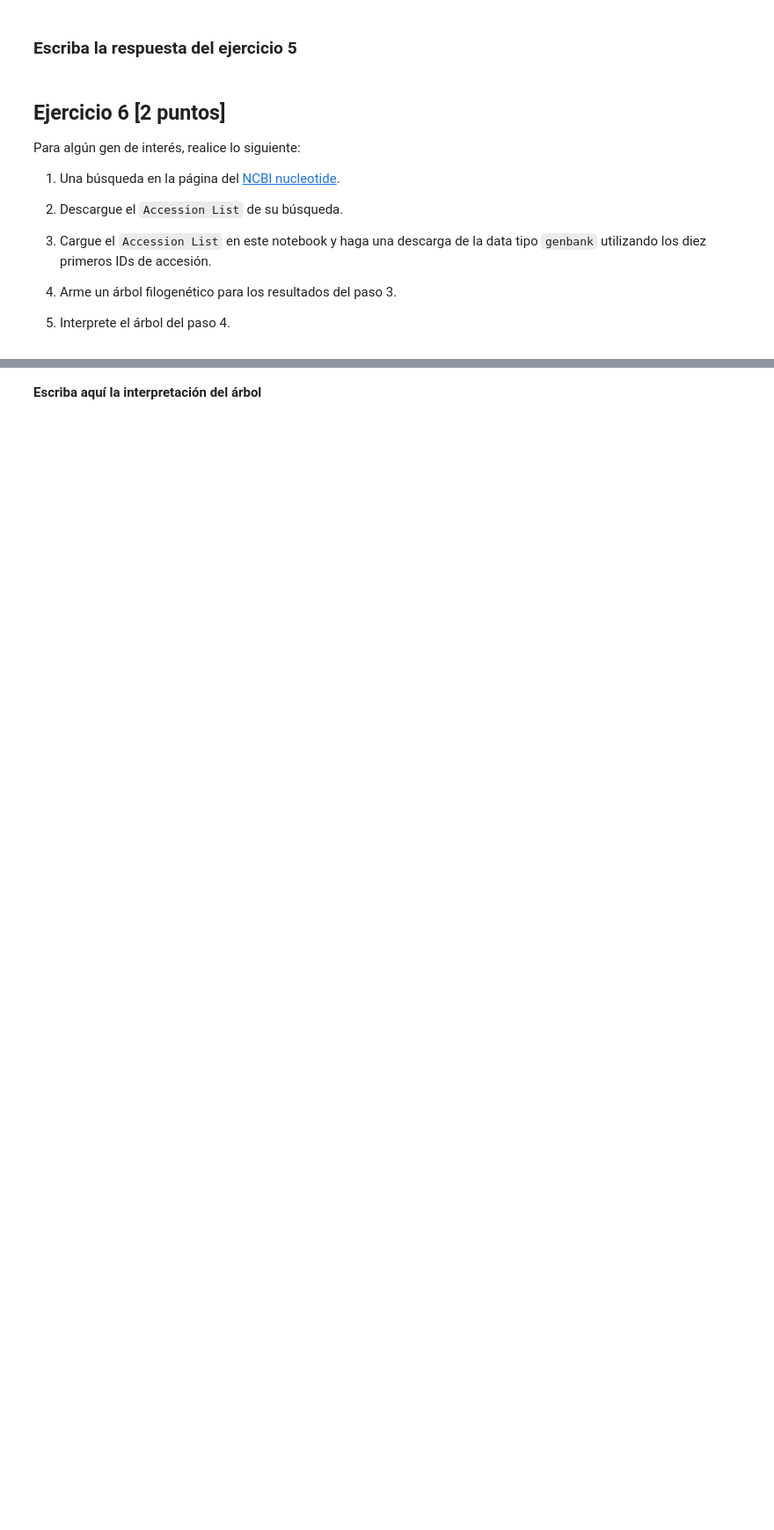
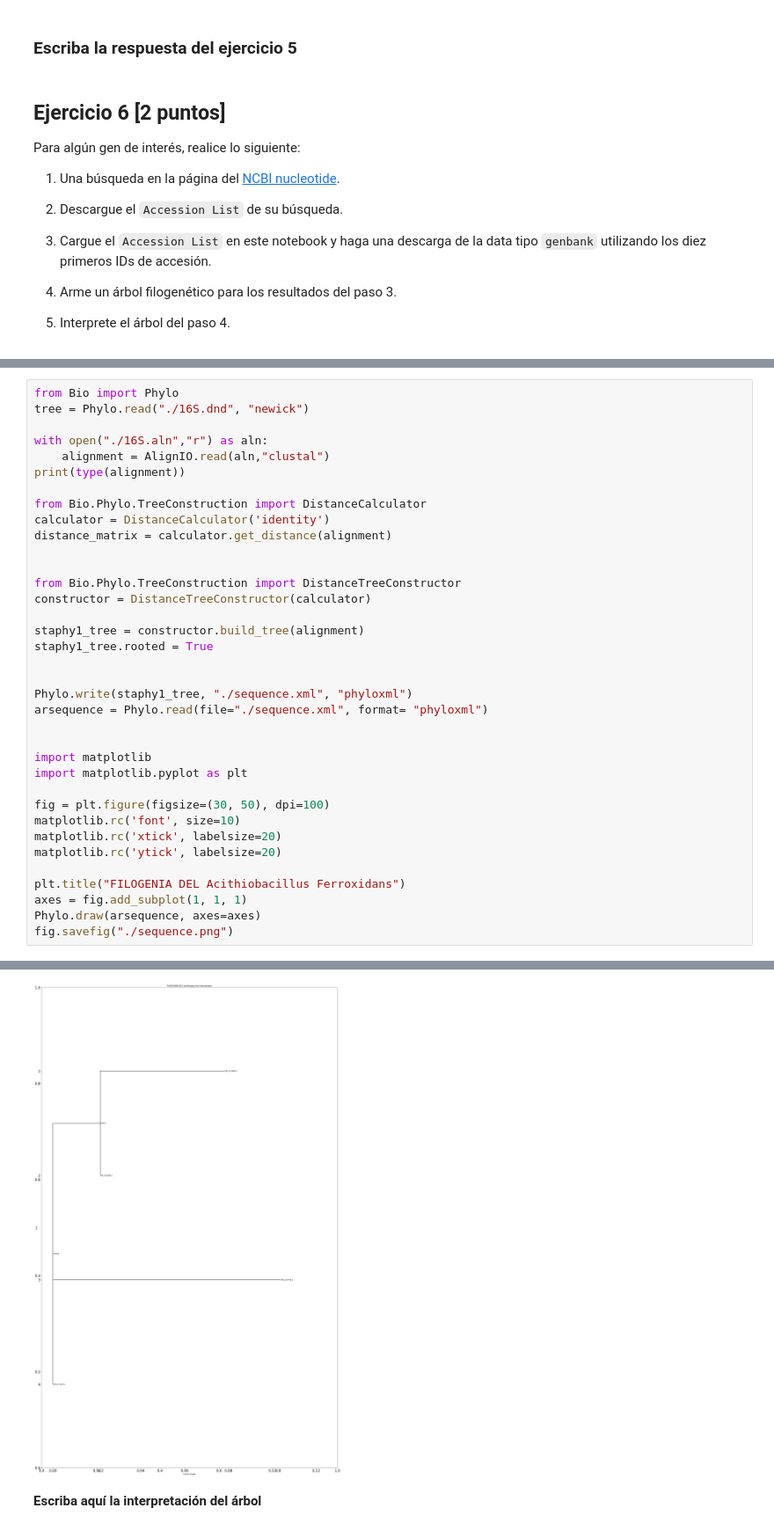
Before and after one commit to Jeffo007/E2_ExamenParcial_Python, a Jupyter notebook: 2021II_GBI6_ExamenParcialPython.ipynb, the cells around one changed output, grey strips where cells are left out. Shown at 88% size. Cells and saved outputs as stored; diff of their text form; blank space fills up the shorter version.

```diff
--- a/2021II_GBI6_ExamenParcialPython.ipynb
+++ b/2021II_GBI6_ExamenParcialPython.ipynb
@@ -191,0 +265,37 @@ Para algún gen de interés, realice lo siguiente:
+# %%
+from Bio import Phylo
+tree = Phylo.read("./16S.dnd", "newick")
+
+with open("./16S.aln","r") as aln:
+    alignment = AlignIO.read(aln,"clustal")
+print(type(alignment))
+
+from Bio.Phylo.TreeConstruction import DistanceCalculator
+calculator = DistanceCalculator('identity')
+distance_matrix = calculator.get_distance(alignment)
+
+
+from Bio.Phylo.TreeConstruction import DistanceTreeConstructor
+constructor = DistanceTreeConstructor(calculator)
+
+staphy1_tree = constructor.build_tree(alignment)
+staphy1_tree.rooted = True
+
+
+Phylo.write(staphy1_tree, "./sequence.xml", "phyloxml")
+arsequence = Phylo.read(file="./sequence.xml", format= "phyloxml")
+
+
+import matplotlib
+import matplotlib.pyplot as plt
+
+fig = plt.figure(figsize=(30, 50), dpi=100)
+matplotlib.rc('font', size=10)
+matplotlib.rc('xtick', labelsize=20)
+matplotlib.rc('ytick', labelsize=20)
+
+plt.title("FILOGENIA DEL Acithiobacillus Ferroxidans")
+axes = fig.add_subplot(1, 1, 1)
+Phylo.draw(arsequence, axes=axes)
+fig.savefig("./sequence.png")
+# %% [output]
@@ -192,3 +303,4 @@ Para algún gen de interés, realice lo siguiente:
+[figure, added]
 # %% [markdown]
 **Escriba aquí la interpretación del árbol**
 # %% [markdown]
```
Also changed, not shown: parts of 14 cells of this notebook.
